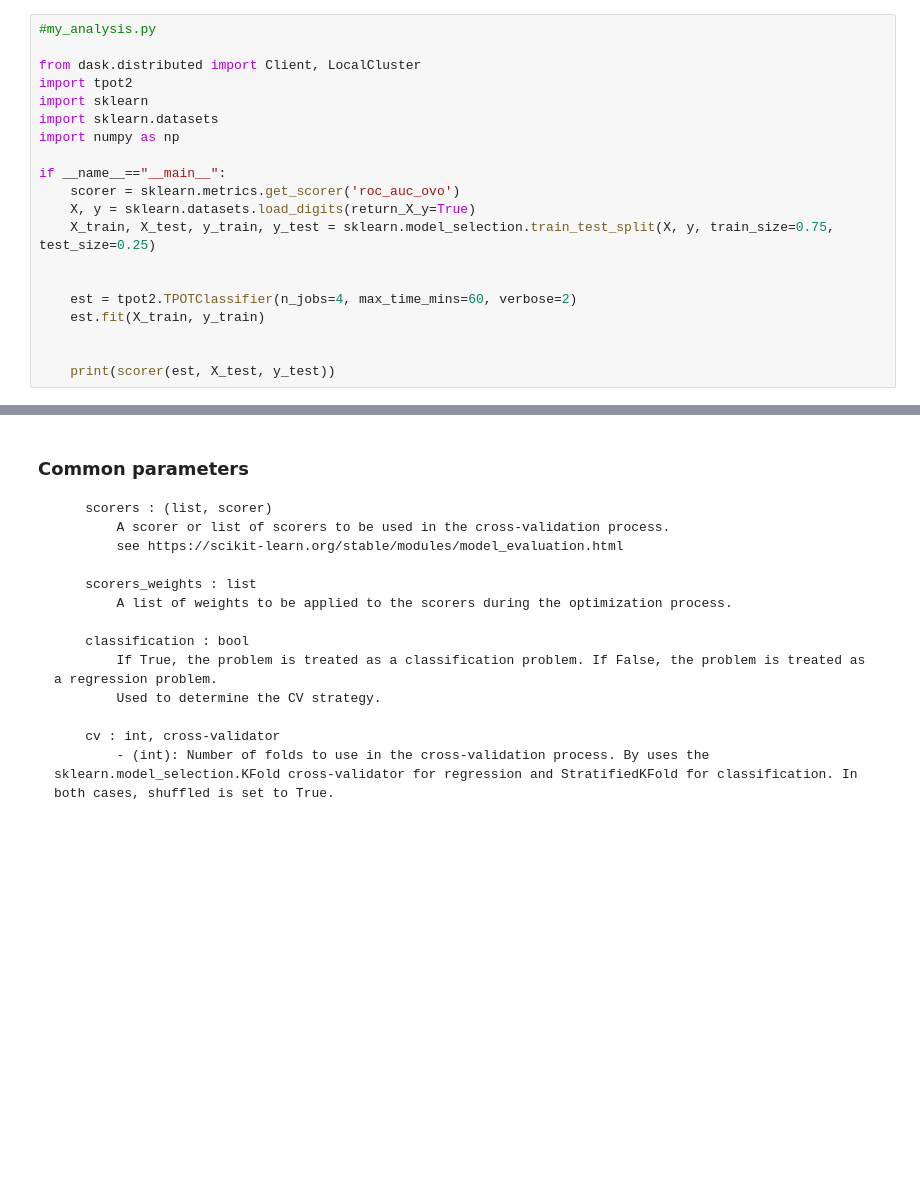
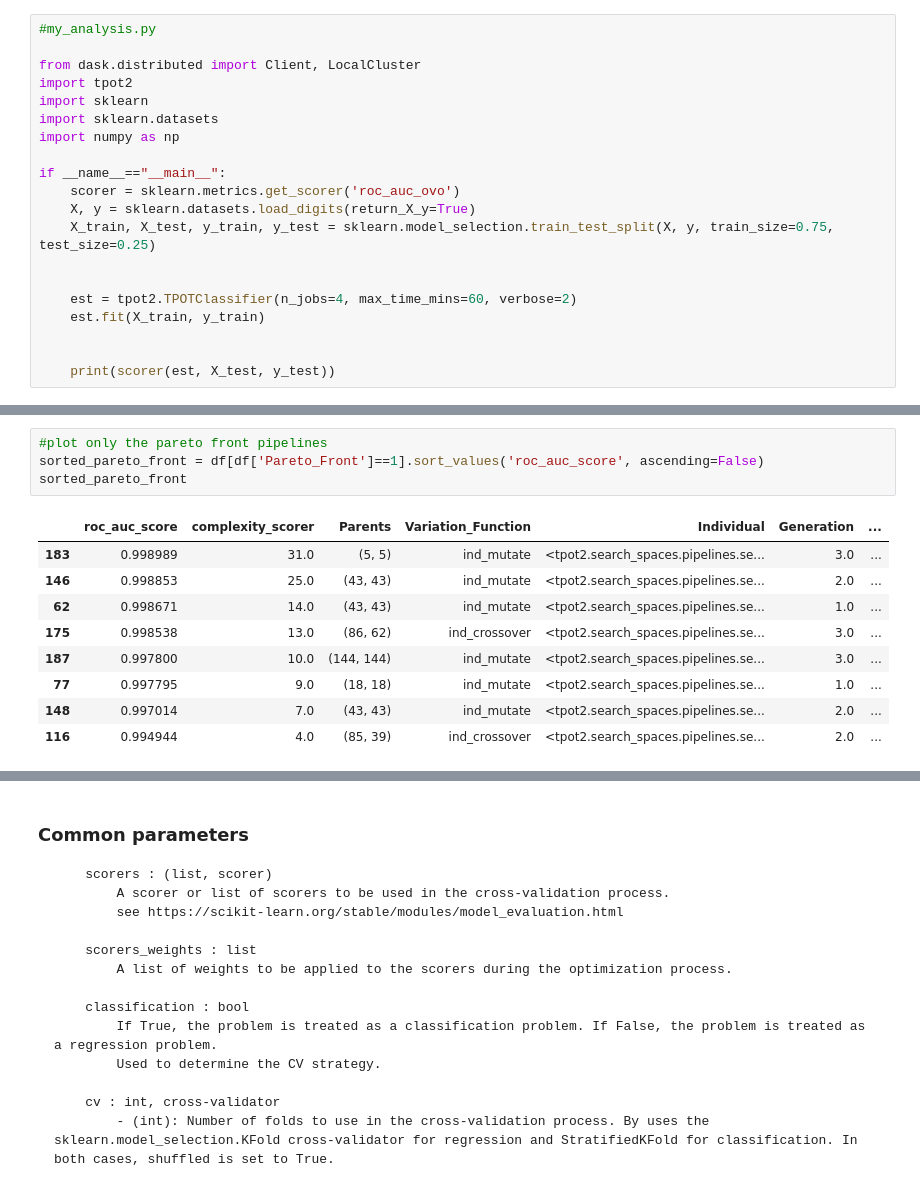
Before and after one commit to EpistasisLab/tpot, a Jupyter notebook: Tutorial/1_Using_TPOT.ipynb, the cells around one changed output, grey strips where cells are left out. Drawn from its saved outputs; the diff is of its cells as text; blank space fills up the shorter version.

```diff
--- a/Tutorial/1_Using_TPOT.ipynb
+++ b/Tutorial/1_Using_TPOT.ipynb
@@ -217,0 +314,14 @@ est.evaluated_individuals
+# %%
+#plot only the pareto front pipelines
+sorted_pareto_front = df[df['Pareto_Front']==1].sort_values('roc_auc_score', ascending=False)
+sorted_pareto_front
+# %% [output]
+|  | roc_auc_score | complexity_scorer | Parents | Variation_Function | Individual | Generation | ... |
+| 183 | 0.998989 | 31.0 | (5, 5) | ind_mutate | <tpot2.search_spaces.pipelines.se... | 3.0 | ... |
+| 146 | 0.998853 | 25.0 | (43, 43) | ind_mutate | <tpot2.search_spaces.pipelines.se... | 2.0 | ... |
+| 62 | 0.998671 | 14.0 | (43, 43) | ind_mutate | <tpot2.search_spaces.pipelines.se... | 1.0 | ... |
+| 175 | 0.998538 | 13.0 | (86, 62) | ind_crossover | <tpot2.search_spaces.pipelines.se... | 3.0 | ... |
+| 187 | 0.997800 | 10.0 | (144, 144) | ind_mutate | <tpot2.search_spaces.pipelines.se... | 3.0 | ... |
+| 77 | 0.997795 | 9.0 | (18, 18) | ind_mutate | <tpot2.search_spaces.pipelines.se... | 1.0 | ... |
+| 148 | 0.997014 | 7.0 | (43, 43) | ind_mutate | <tpot2.search_spaces.pipelines.se... | 2.0 | ... |
+| 116 | 0.994944 | 4.0 | (85, 39) | ind_crossover | <tpot2.search_spaces.pipelines.se... | 2.0 | ... |
```
Also changed, not shown: parts of 19 cells of this notebook.
